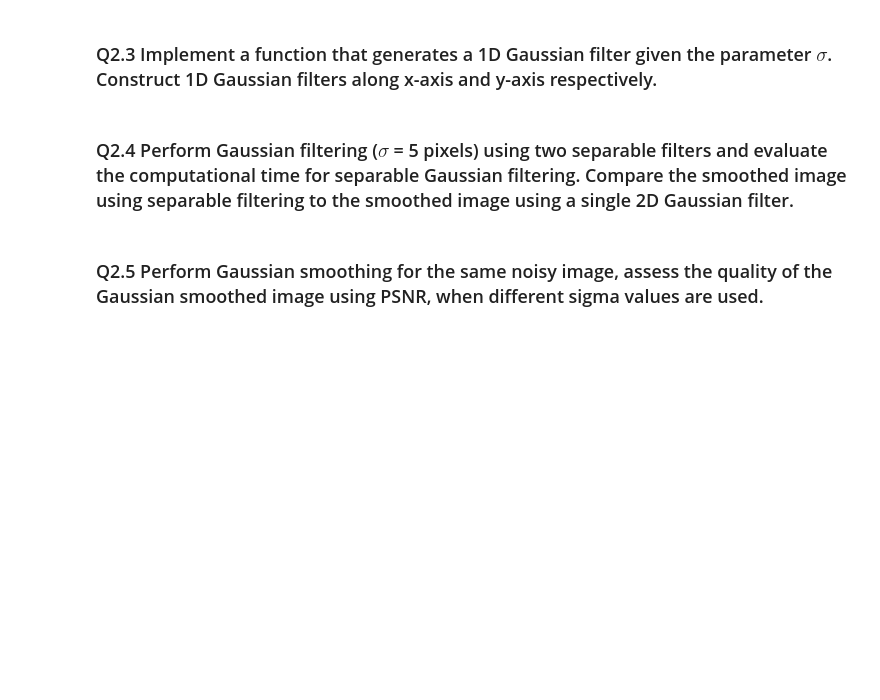
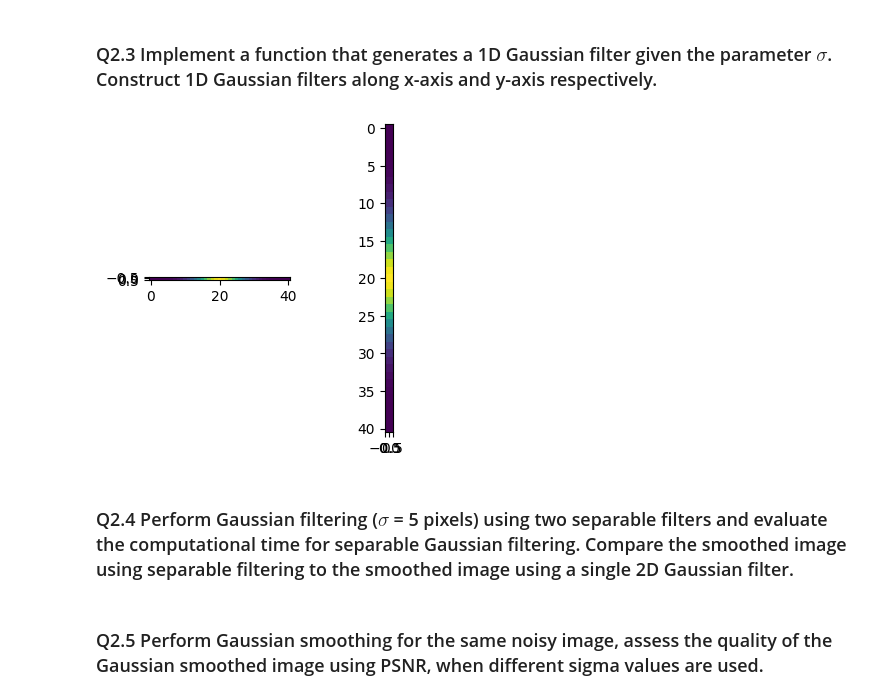
Before and after one commit to wowthecoder/Computer_Vision_2026, a Jupyter notebook: coursework_01/coursework_01.ipynb, the cells around one changed output. Drawn from its saved outputs; the diff is of its cells as text; code cells hidden in the pictures; blank space fills up the shorter version.

```diff
--- a/coursework_01/coursework_01.ipynb
+++ b/coursework_01/coursework_01.ipynb
@@ -157,37 +166,40 @@ plt.gcf().set_size_inches(4, 4)
 # %%
 # Implement the 1D Gaussian filter
 def gaussian_filter_1d(sigma):
     # sigma: the parameter sigma in the Gaussian kernel (unit: pixel)
     #
     # return: a 1D array for the Gaussian kernel
 
     # The filter radius is 4 times sigma (provided)
     rad = int(math.ceil(4 * sigma))
-    sz = 2 * rad + 1
 
     # Calculate the filter weights
     ### Insert your code ###
-    h = ...
+    h = np.arange(-rad, rad + 1)
+    h = np.exp(- (h**2) / (2 * sigma**2)) / (2 * math.pi * sigma**2)
+    h = h / np.sum(h)
     return h
 
 # sigma = 5 pixel (provided)
 sigma = 5
 
 # Construct the Gaussian filter along x-axis. Its shape is (1, sz).
 ### Insert your code ###
-h_x = ...
+h_x = gaussian_filter_1d(sigma).reshape(1, -1)
 
 # Construct the Gaussian filter along y-axis. Its shape is (sz, 1).
 ### Insert your code ###
-h_y = ...
+h_y = gaussian_filter_1d(sigma).reshape(-1, 1)
 
 # Visualise the filters (provided)
 plt.subplot(1, 2, 1)
 plt.imshow(h_x)
 
 plt.subplot(1, 2, 2)
 plt.imshow(h_y)
 plt.gcf().set_size_inches(4, 4)
+# %% [output]
+[figure, added]
 # %% [markdown]
 ### Q2.4 Perform Gaussian filtering ($\sigma$ = 5 pixels) using two separable filters and evaluate the computational time for separable Gaussian filtering. Compare the smoothed image using separable filtering to the smoothed image using a single 2D Gaussian filter.
 # %%
```
Also changed, not shown: parts of 3 cells of this notebook.
